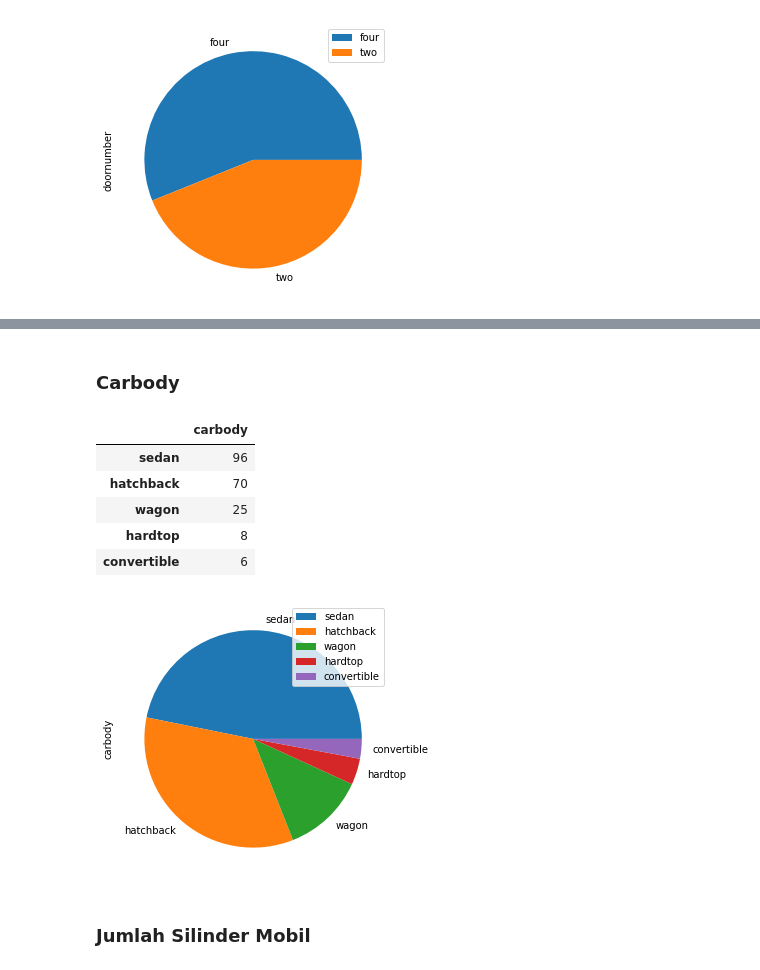
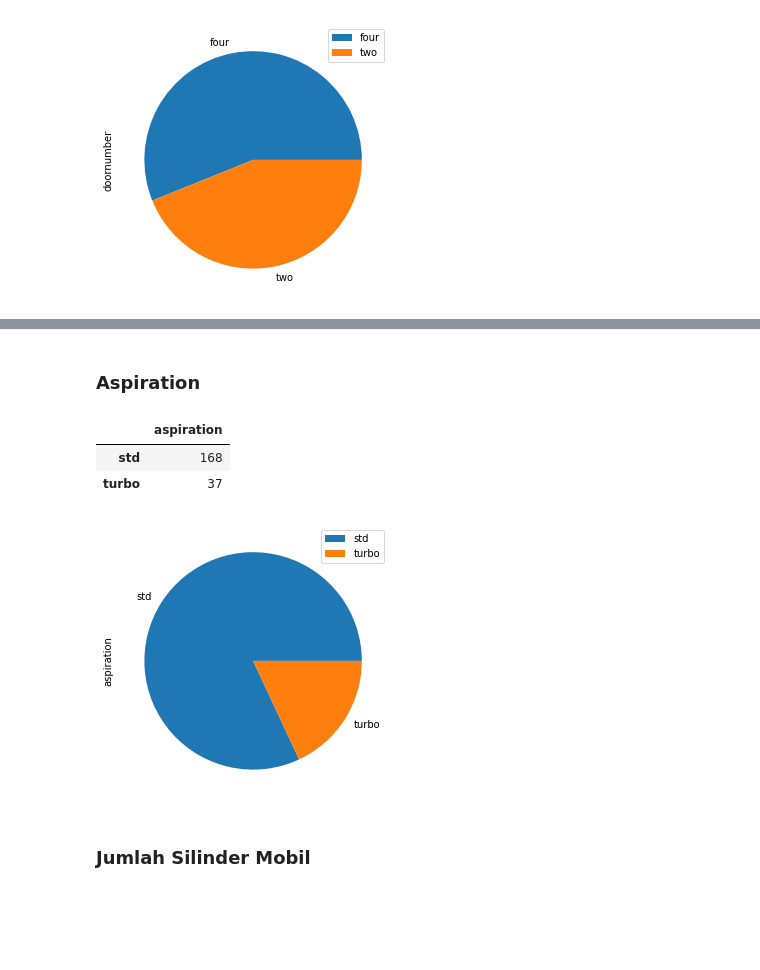
Before and after one commit to FathurRchmn/price-prediction, a Jupyter notebook: Car Price Prediction.ipynb, the cells around one changed output, grey strips where cells are left out. Cells and saved outputs as stored; diff of their text form; code cells hidden in the pictures; blank space fills up the shorter version.

```diff
--- a/Car Price Prediction.ipynb
+++ b/Car Price Prediction.ipynb
@@ -269,19 +309,16 @@ dn=dnumber.plot.pie(y='doornumber',figsize=(5,5))
 # %% [markdown]
-### Carbody
+### Aspiration
-# %%
-body
-# %% [output]
-|  | carbody |
-| sedan | 96 |
-| hatchback | 70 |
-| wagon | 25 |
-| hardtop | 8 |
-| convertible | 6 |
+# %%
+asp=pd.DataFrame(data['aspiration'].value_counts())
+asp
+# %% [output]
+|  | aspiration |
+| std | 168 |
+| turbo | 37 |
 # %%
-body=pd.DataFrame(data['carbody'].value_counts())
-plot = body.plot.pie(y='carbody', figsize=(5,5))
+aspp=asp.plot.pie(y='aspiration',figsize=(5,5))
 # %% [output]
-[figure, old version]
+[figure, new version]
 # %% [markdown]
 ### Jumlah Silinder Mobil
 # %%
```
Also changed, not shown: parts of 78 cells of this notebook.
